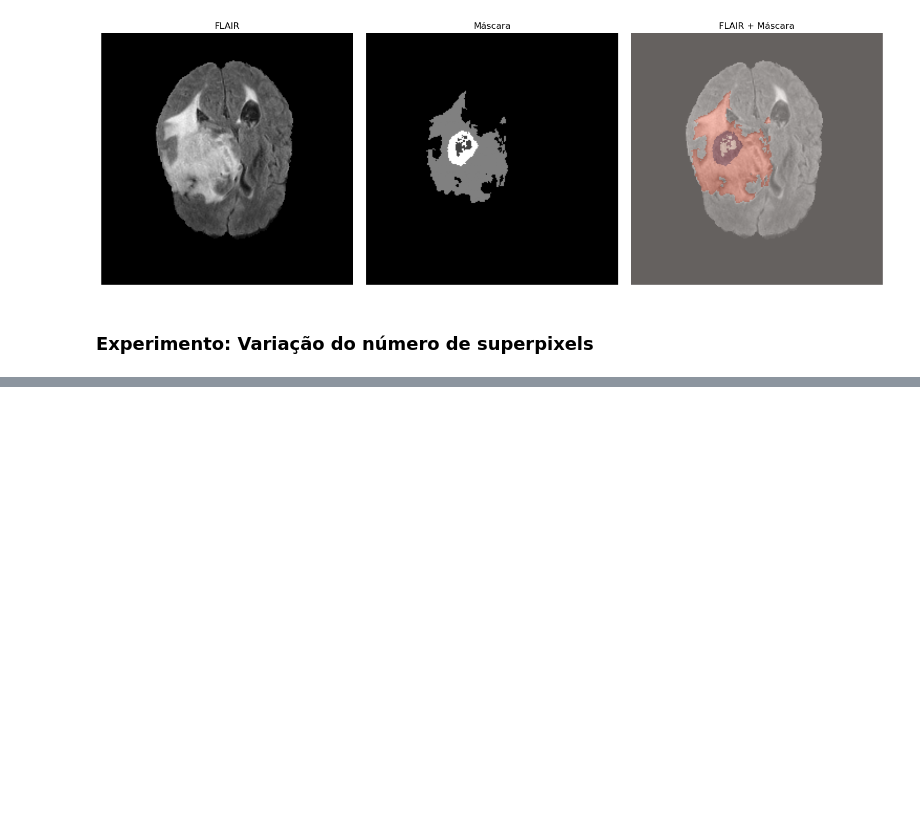
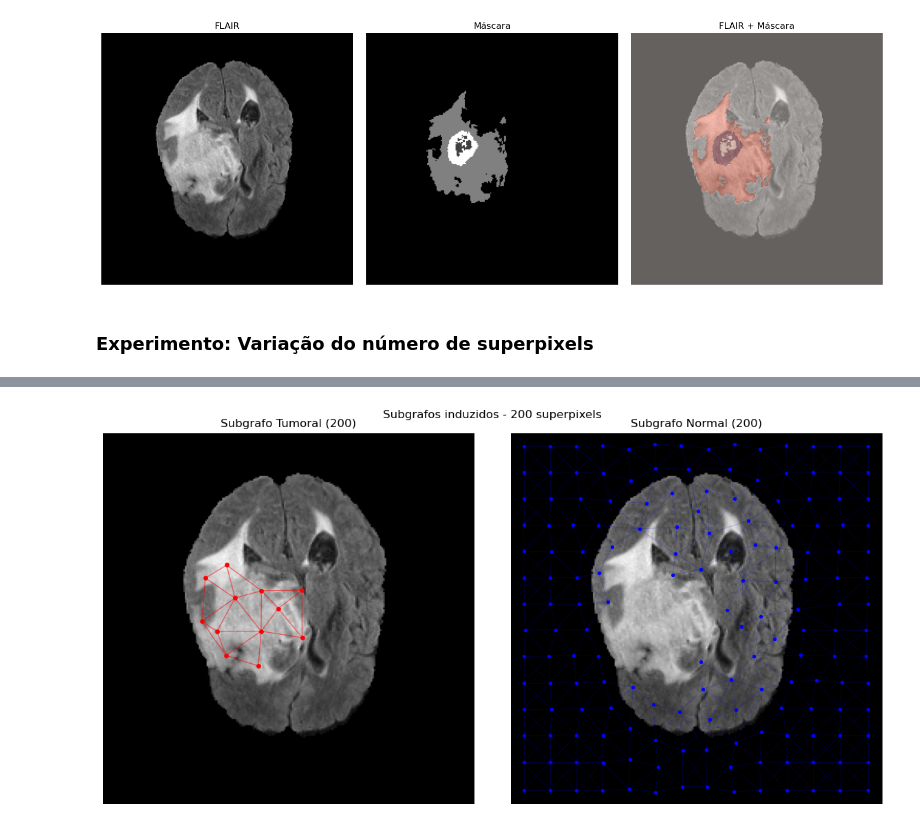
Before and after one commit to gab-rielly/superpixel-graph-brain-tumor, a Jupyter notebook: code.ipynb, the cells around one changed output, grey strips where cells are left out. Cells and saved outputs as stored; diff of their text form; code cells hidden in the pictures; blank space fills up the shorter version.

```diff
--- a/code.ipynb
+++ b/code.ipynb
@@ -277,0 +307,95 @@ df
+# %%
+for n_seg in lista_superpixels:
+
+    G = experimentos[n_seg]["grafo"]
+    labels = experimentos[n_seg]["labels"]
+    pos = experimentos[n_seg]["pos"]
+
+    # nós tumorais
+    tumor_nodes = [
+        n for n in G.nodes()
+        if labels[n] == "tumor"
+    ]
+
+    # nós normais
+    normal_nodes = [
+        n for n in G.nodes()
+        if labels[n] == "normal"
+    ]
+
+    # subgrafos
+    G_tumor = G.subgraph(tumor_nodes).copy()
+    G_normal = G.subgraph(normal_nodes).copy()
+
+    fig, axes = plt.subplots(1, 2, figsize=(12, 6))
+
+
+    # SUBGRAFO TUMORAL
+    axes[0].imshow(img_norm, cmap="gray")
+
+    for u, v in G_tumor.edges():
+        x1, y1 = pos[u]
+        x2, y2 = pos[v]
+
+        axes[0].plot(
+            [x1, x2],
+            [y1, y2],
+            color="red",
+            alpha=0.5,
+            linewidth=1
+        )
+
+    tumor_x = [pos[n][0] for n in G_tumor.nodes()]
+    tumor_y = [pos[n][1] for n in G_tumor.nodes()]
+
+    axes[0].scatter(
+        tumor_x,
+        tumor_y,
+        c="red",
+        s=15
+    )
+
+    axes[0].set_title(
+        f"Subgrafo Tumoral ({n_seg})"
+    )
+    axes[0].axis("off")
+
+
+    # SUBGRAFO NORMAL
+    axes[1].imshow(img_norm, cmap="gray")
+
+    for u, v in G_normal.edges():
+        x1, y1 = pos[u]
+        x2, y2 = pos[v]
+
+        axes[1].plot(
+            [x1, x2],
+            [y1, y2],
+            color="blue",
+            alpha=0.3,
+            linewidth=0.5
+        )
+
+    normal_x = [pos[n][0] for n in G_normal.nodes()]
+    normal_y = [pos[n][1] for n in G_normal.nodes()]
+
+    axes[1].scatter(
+        normal_x,
+        normal_y,
+        c="blue",
+        s=8
+    )
+
+    axes[1].set_title(
+        f"Subgrafo Normal ({n_seg})"
+    )
+    axes[1].axis("off")
+
+    plt.suptitle(
+        f"Subgrafos induzidos - {n_seg} superpixels"
+    )
+
+    plt.tight_layout()
+    plt.show()
+# %% [output]
+[figure, added]
```
Also changed, not shown: parts of 10 cells of this notebook.
